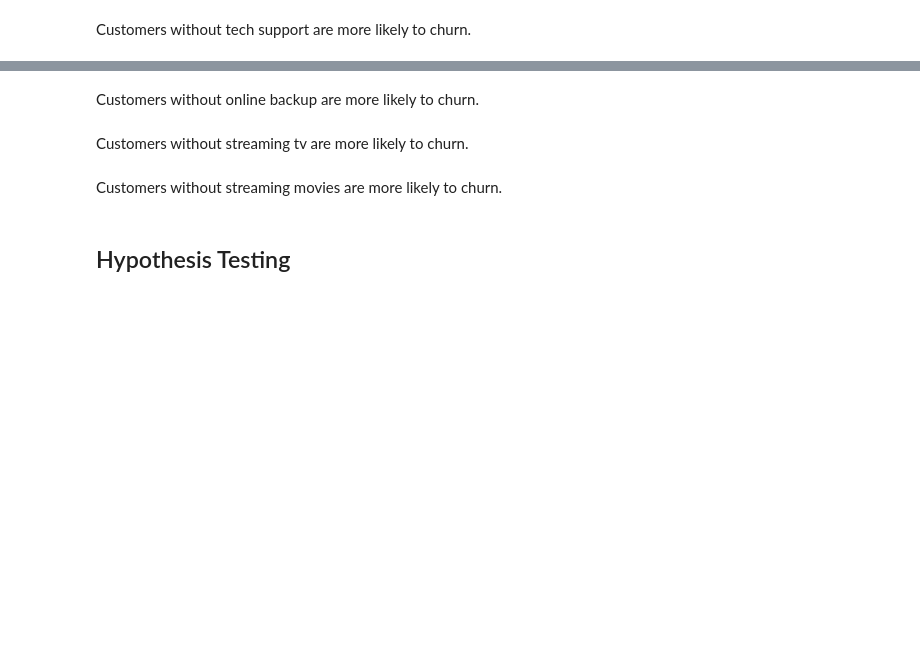
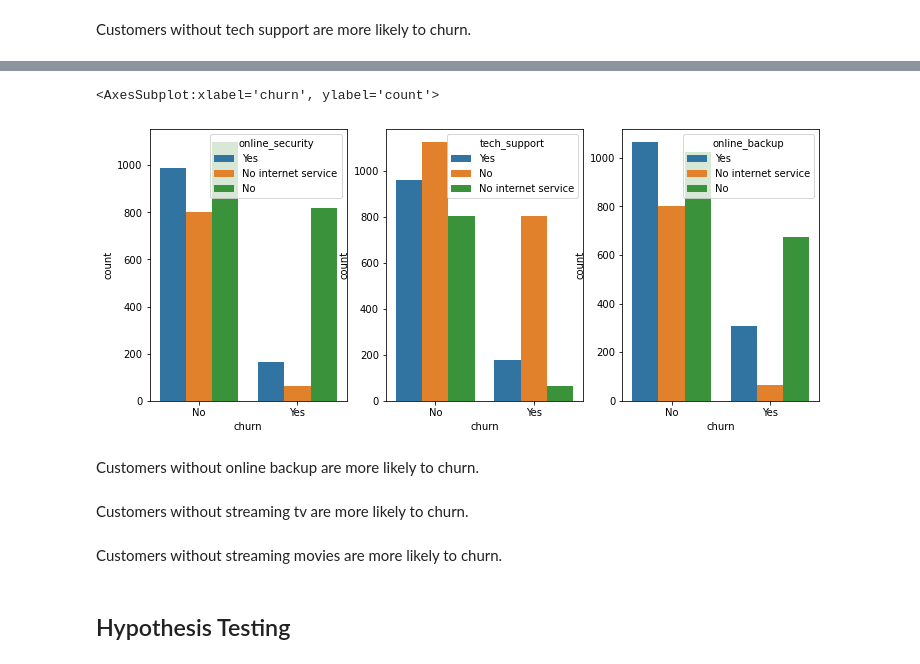
Before and after one commit to lochlynlaskowski/Telco_classification_project, a Jupyter notebook: Classification Project - in progress.ipynb, the cells around one changed output, grey strips where cells are left out. Drawn from its saved outputs; the diff is of its cells as text; code cells hidden in the pictures; blank space fills up the shorter version.

```diff
--- a/Classification Project - in progress.ipynb
+++ b/Classification Project - in progress.ipynb
@@ -324,3 +373,14 @@ sns.countplot(data=train, x='churn', hue ='online_backup')
+# %%
+fig, axes = plt.subplots(1, 3)
+fig.set_size_inches(12, 5)
+#create chart in each subplot
+sns.countplot(data=train, x='churn', hue ='online_security',ax=axes[0])
+sns.countplot(data=train, x='churn', hue ='tech_support',ax=axes[1])
+sns.countplot(data=train, x='churn', hue ='online_backup',ax=axes[2])
+plt.title('Customers ')
+# %% [output]
+<AxesSubplot:xlabel='churn', ylabel='count'>
+[figure, added]
 # %% [markdown]
 Customers without online backup are more likely to churn.
 # %%
```
Also changed, not shown: parts of 26 cells of this notebook, 1 other file.
